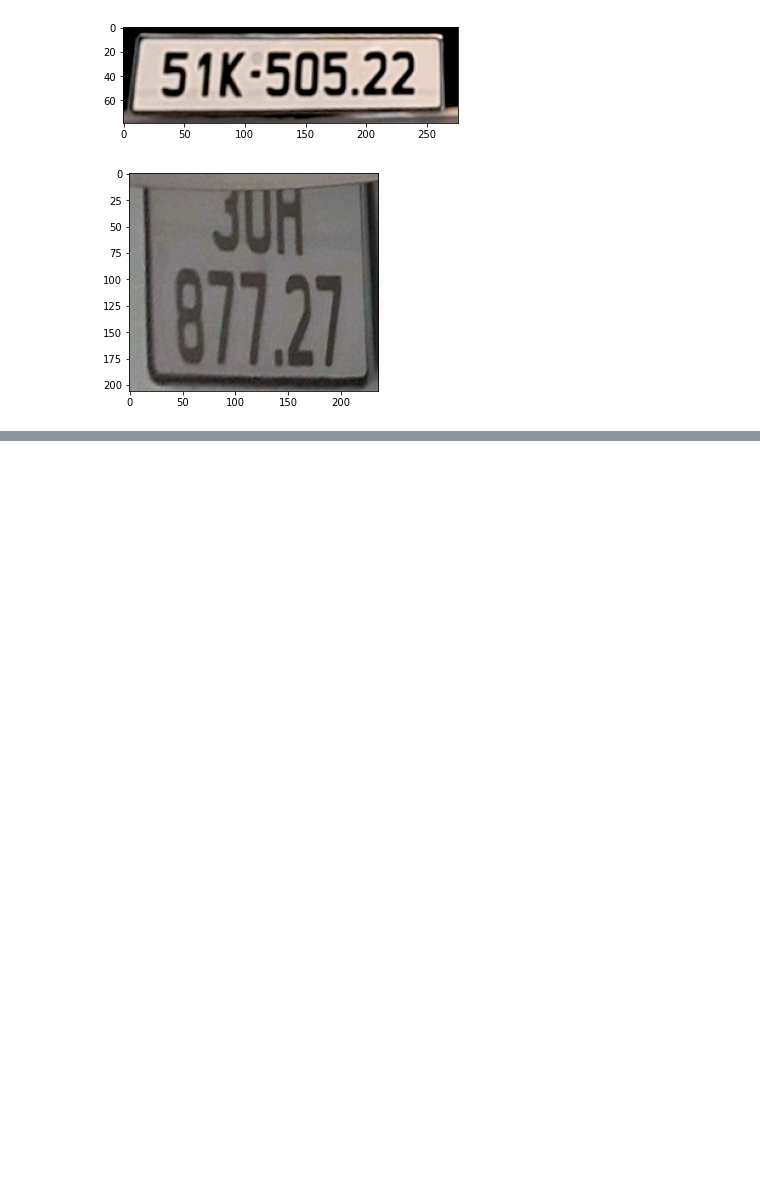
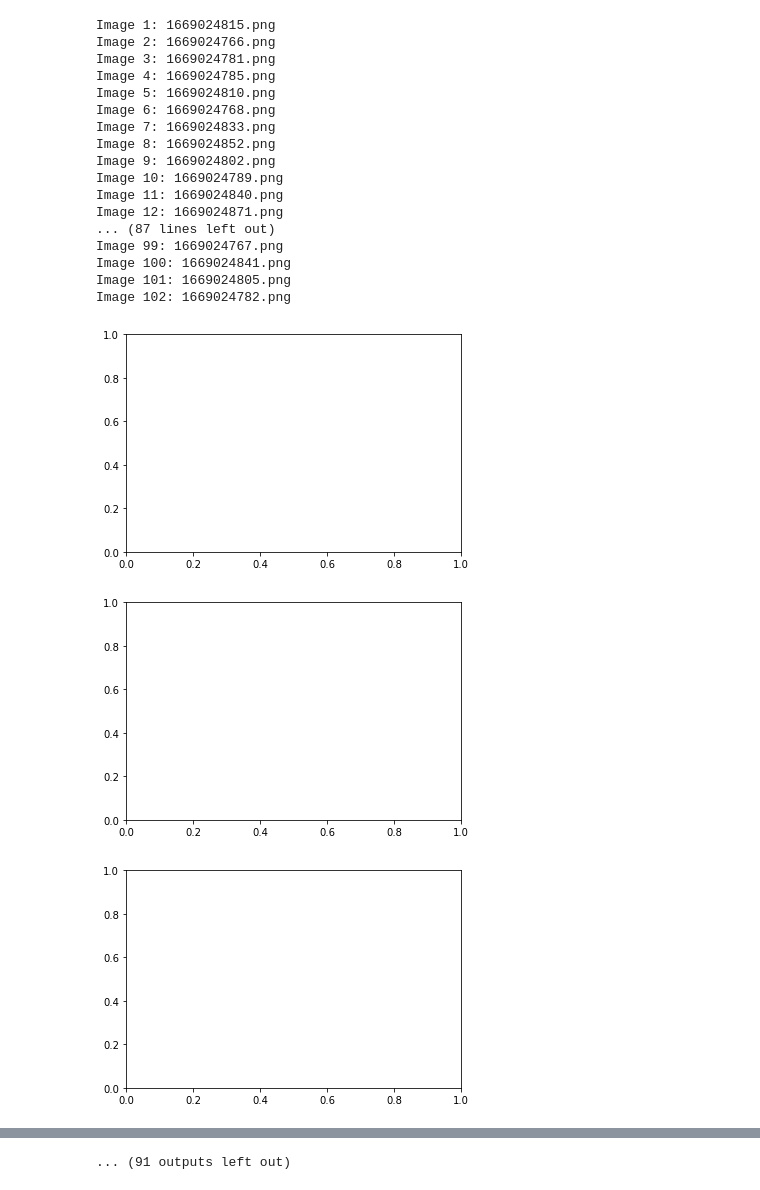
Before and after one commit to nhungnguyen-seta/PaddleOCR-Studycases, a Jupyter notebook: inference_lisenceplate_onnx.ipynb, the cells around one changed output, grey strips where cells are left out. Drawn from its saved outputs; the diff is of its cells as text; code cells hidden in the pictures; blank space fills up the shorter version.

```diff
--- a/inference_lisenceplate_onnx.ipynb
+++ b/inference_lisenceplate_onnx.ipynb
@@ -34,0 +33,5 @@ path_test = '/home/os/Desktop/SETA/Seta_Car/output_model/bienso'
+# %%
+path_test = '/home/os/Desktop/SETA/Seta_Car/OPES_repoint/lisenceplate'
+for img_name in os.listdir(path_test):
+    print(img_name[:-4])
+print(len(os.listdir(path_test)))
@@ -35,40 +56,65 @@ path_test = '/home/os/Desktop/SETA/Seta_Car/output_model/bienso'
 # %%
+count = 0
 for img_name in os.listdir(path_test):
+    count = count+1
+    print(f'Image {count}: {img_name}')
     fig, ax = plt.subplots(1,1)
     img_path = os.path.join(path_test,img_name)
-    img_plot = Image.open(img_path)
-    plt.imshow(img_plot)
+    #img_plot = Image.open(img_path)
+    #plt.imshow(img_plot)
 
     args.image_dir = img_path
     image_file = args.image_dir
     text_sys = TextSystem(args)
 
 
     save_results = []
     total_time = 0
-    cpu_mem, gpu_mem, gpu_util = 0, 0, 0
     _st = time.time()
-    count = 0
 
     img = cv2.imread(image_file)
     if img is None:
         logger.debug("error in loading image:{}".format(image_file))
 
     starttime = time.time()
     dt_boxes, rec_res = text_sys(img)
     elapse = time.time() - starttime
     total_time += elapse
 
     # for text, score in rec_res:
     #     logger.debug("{}, {:.3f}".format(text, score))
-    print(str(img_name) + "  Predict time of %s: %.3fs" % (image_file, elapse))
-    for text, score in rec_res:
-        print(text, score)
-    # res = [{
-    #     "transcription": rec_res[idx][0],
-    #     "points": np.array(dt_boxes[idx]).astype(np.int32).tolist(),
-    # } for idx in range(len(dt_boxes))]
-    # print(res)
+    #print(str(img_name) + "  Predict time of %s: %.3fs" % (image_file, elapse))
+    #for text, score in rec_res:
+        #print(text, score)
+    res = [{
+         "transcription": rec_res[idx][0],
+         "points": np.array(dt_boxes[idx]).astype(np.int32).tolist(),
+    } for idx in range(len(dt_boxes))]
+    if len(res)>0:
+        for box in res:
+            x1, x2, x3, x4 = box['points']
+            try:
+                cv2.imwrite('/home/os/Desktop/SETA/PaddleOCR-Studycases/train_data_lisenceplate_27112022/'+str(img_name[:-4])+'_'+str(box['transcription'])+'.png', img[x1[1]:x3[1], x1[0]:x2[0]])
+            except:
+                print('Error for ', img_name)
 # %% [output]
+Image 1: 1669024815.png
+Image 2: 1669024766.png
+Image 3: 1669024781.png
+Image 4: 1669024785.png
+Image 5: 1669024810.png
+Image 6: 1669024768.png
+Image 7: 1669024833.png
+Image 8: 1669024852.png
+Image 9: 1669024802.png
+Image 10: 1669024789.png
+Image 11: 1669024840.png
+Image 12: 1669024871.png
+... (87 lines left out)
+Image 99: 1669024767.png
+Image 100: 1669024841.png
+Image 101: 1669024805.png
+Image 102: 1669024782.png
-[figure, old version]
+[figure, new version]
-[figure, old version]
+[figure, new version]
+[figure, added]
@@ -75 +129,2 @@ for img_name in os.listdir(path_test):
+... (91 outputs left out)
 # %%
```
Also changed, not shown: parts of 9 cells of this notebook, 3 other files.
